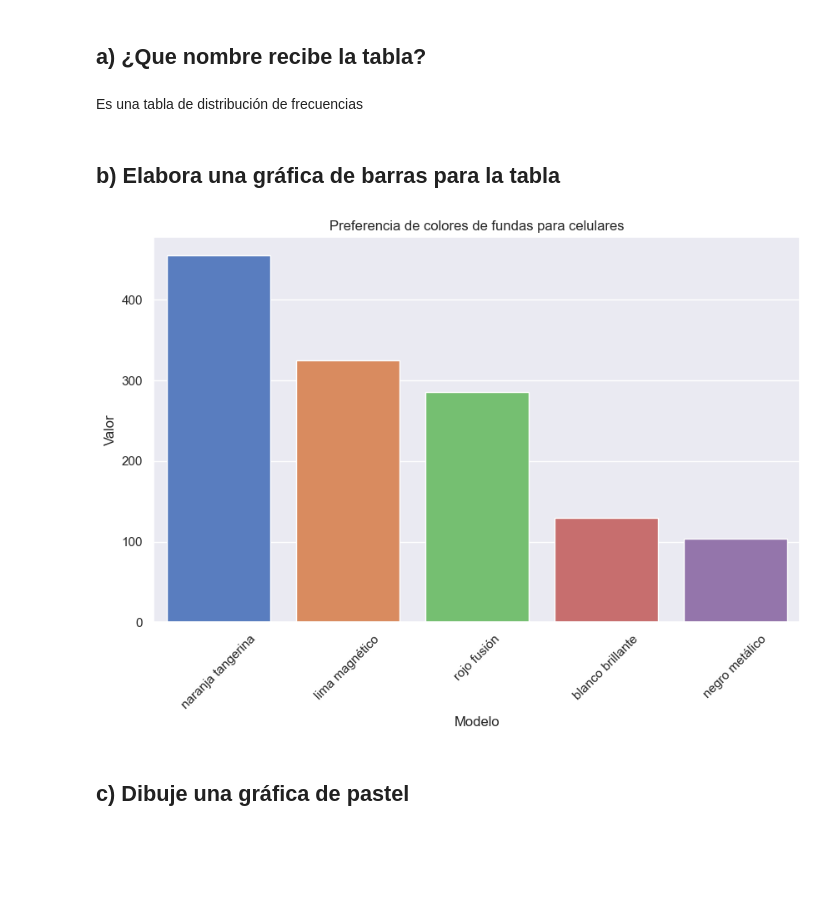
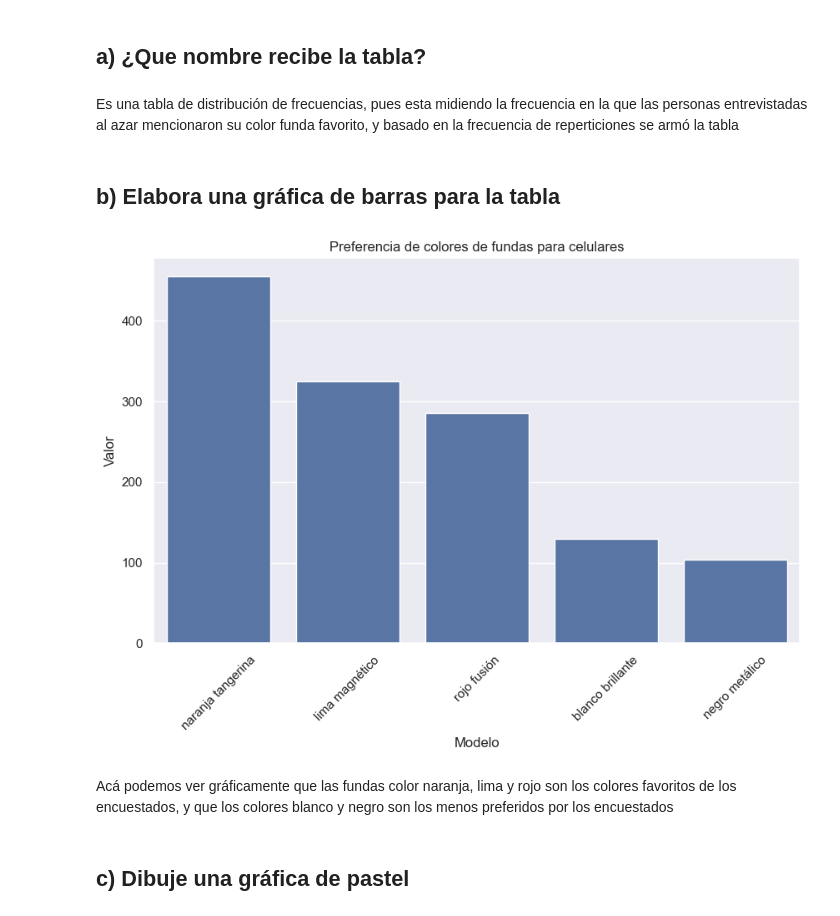
Before and after one commit to Horaciomb/Estadistica-Aplicada-Analisis-Datos, a Jupyter notebook: trabajoJueves/practica1_datos_hmolina.ipynb, the cells around one changed output. Saved outputs shown, nothing was run; the diff lists cells and outputs as text; code cells hidden in the pictures; blank space fills up the shorter version.

```diff
--- a/trabajoJueves/practica1_datos_hmolina.ipynb
+++ b/trabajoJueves/practica1_datos_hmolina.ipynb
@@ -25,20 +25,22 @@ df
 | 1 | negro metálico | 104 |
 # %% [markdown]
 ## a) ¿Que nombre recibe la tabla?
-# %% [markdown]
-Es una tabla de distribución de frecuencias
+# %% [markdown]
+Es una tabla de distribución de frecuencias, pues esta midiendo la frecuencia en la que las personas entrevistadas al azar mencionaron su color funda favorito, y basado en la frecuencia de reperticiones se armó la tabla
 # %% [markdown]
 ## b) Elabora una gráfica de barras para la tabla
 # %%
 plt.figure(figsize=(10,6))
-sns.barplot(data=df,x='Modelo',y='Valor',palette='muted',hue='Modelo')
+sns.barplot(data=df,x='Modelo',y='Valor')
 plt.xlabel('Modelo')
 plt.ylabel('Valor')
 plt.title('Preferencia de colores de fundas para celulares')
 plt.xticks(rotation=45)
 plt.show()
 # %% [output]
-[figure, old version]
+[figure, new version]
+# %% [markdown]
+Acá podemos ver gráficamente que las fundas color naranja, lima y rojo son los colores favoritos de los encuestados, y que los colores blanco y negro son los menos preferidos por los encuestados
 # %% [markdown]
 ## c) Dibuje una gráfica de pastel
 # %%
```
Also changed, not shown: parts of 2 cells of this notebook.
